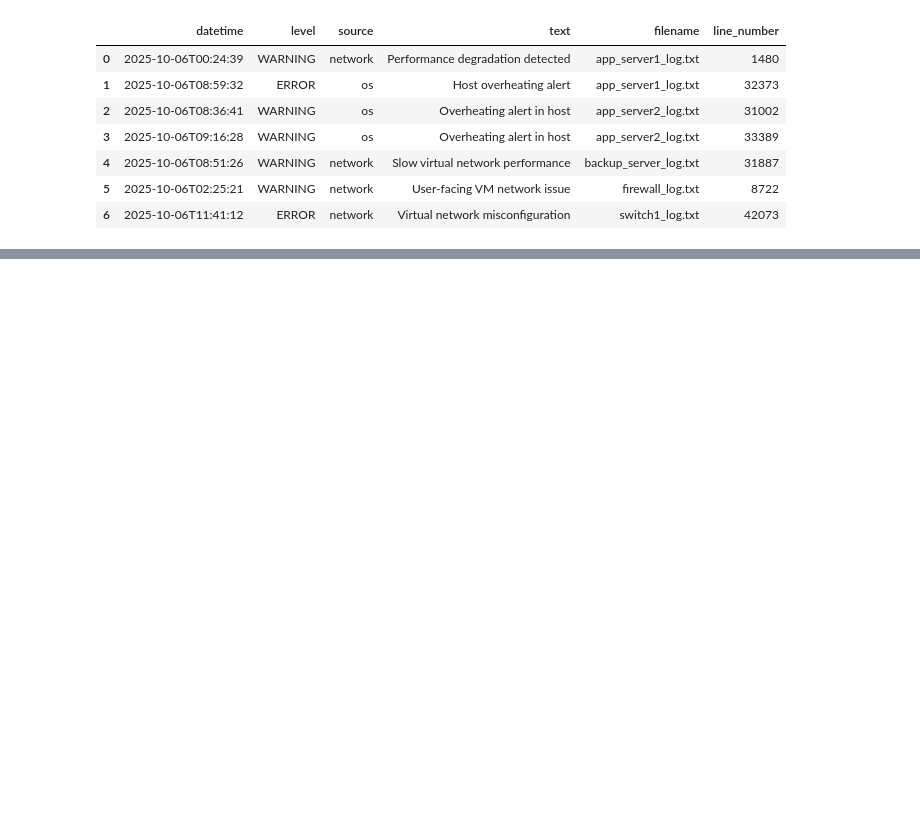
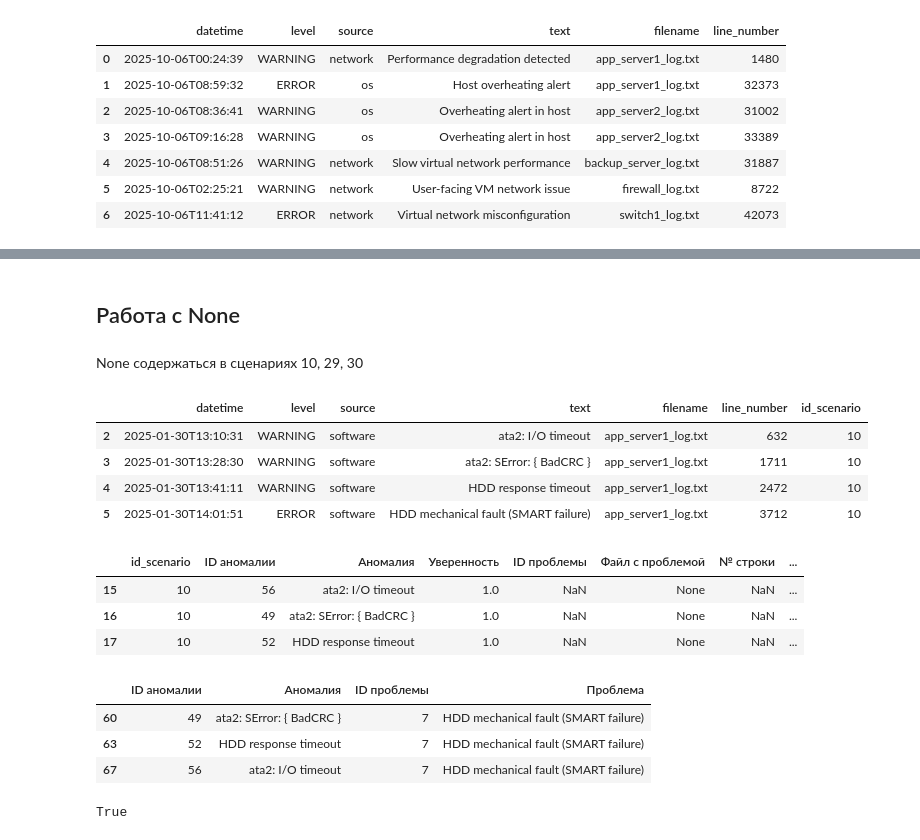
Before and after one commit to Rafaildavar/AtomicHack-Log-Monitor, a Jupyter notebook: log_analysis/data_analysis.ipynb, the cells around one changed output, grey strips where cells are left out. Cells and saved outputs as stored; diff of their text form; code cells hidden in the pictures; blank space fills up the shorter version.

```diff
--- a/log_analysis/data_analysis.ipynb
+++ b/log_analysis/data_analysis.ipynb
@@ -157,0 +176,30 @@ result_df_t.head()
+# %% [markdown]
+## Работа с None
+# %% [markdown]
+None содержаться в сценариях 10, 29, 30
+# %%
+all_tests[all_tests['id_scenario']==10].head()
+# %% [output]
+|  | datetime | level | source | text | filename | line_number | id_scenario |
+| 2 | 2025-01-30T13:10:31 | WARNING | software | ata2: I/O timeout | app_server1_log.txt | 632 | 10 |
+| 3 | 2025-01-30T13:28:30 | WARNING | software | ata2: SError: { BadCRC } | app_server1_log.txt | 1711 | 10 |
+| 4 | 2025-01-30T13:41:11 | WARNING | software | HDD response timeout | app_server1_log.txt | 2472 | 10 |
+| 5 | 2025-01-30T14:01:51 | ERROR | software | HDD mechanical fault (SMART failure) | app_server1_log.txt | 3712 | 10 |
+# %%
+df[df['id_scenario']==10].head()
+# %% [output]
+|  | id_scenario | ID аномалии | Аномалия | Уверенность | ID проблемы | Файл с проблемой | № строки | ... |
+| 15 | 10 | 56 | ata2: I/O timeout | 1.0 | NaN | None | NaN | ... |
+| 16 | 10 | 49 | ata2: SError: { BadCRC } | 1.0 | NaN | None | NaN | ... |
+| 17 | 10 | 52 | HDD response timeout | 1.0 | NaN | None | NaN | ... |
+# %%
+anomalies_problems[anomalies_problems['ID аномалии'].isin([49,52,56])]
+# %% [output]
+|  | ID аномалии | Аномалия | ID проблемы | Проблема |
+| 60 | 49 | ata2: SError: { BadCRC } | 7 | HDD mechanical fault (SMART failure) |
+| 63 | 52 | HDD response timeout | 7 | HDD mechanical fault (SMART failure) |
+| 67 | 56 | ata2: I/O timeout | 7 | HDD mechanical fault (SMART failure) |
+# %%
+'HDD mechanical fault (SMART failure)' == 'HDD mechanical fault (SMART failure)'
+# %% [output]
+True
```
Also changed, not shown: parts of 11 cells of this notebook, 2 other files.
